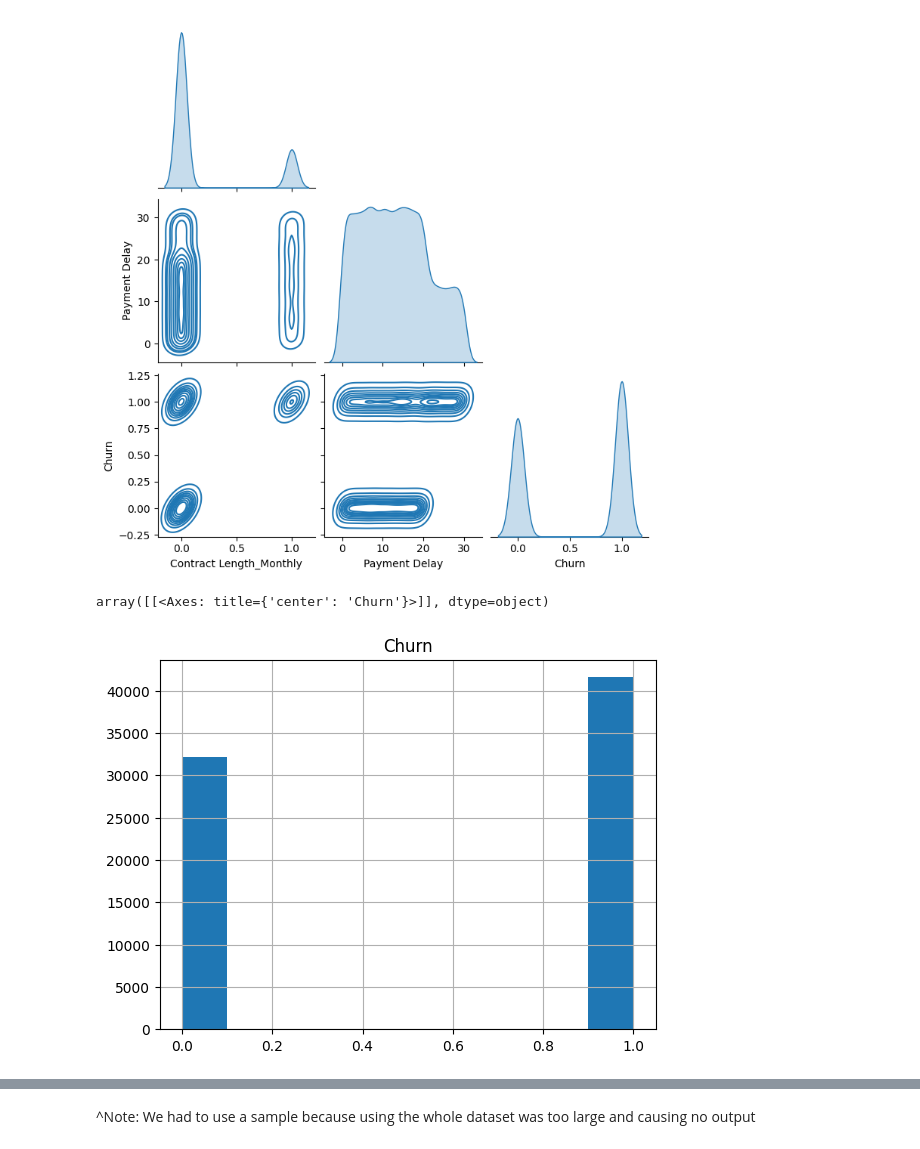
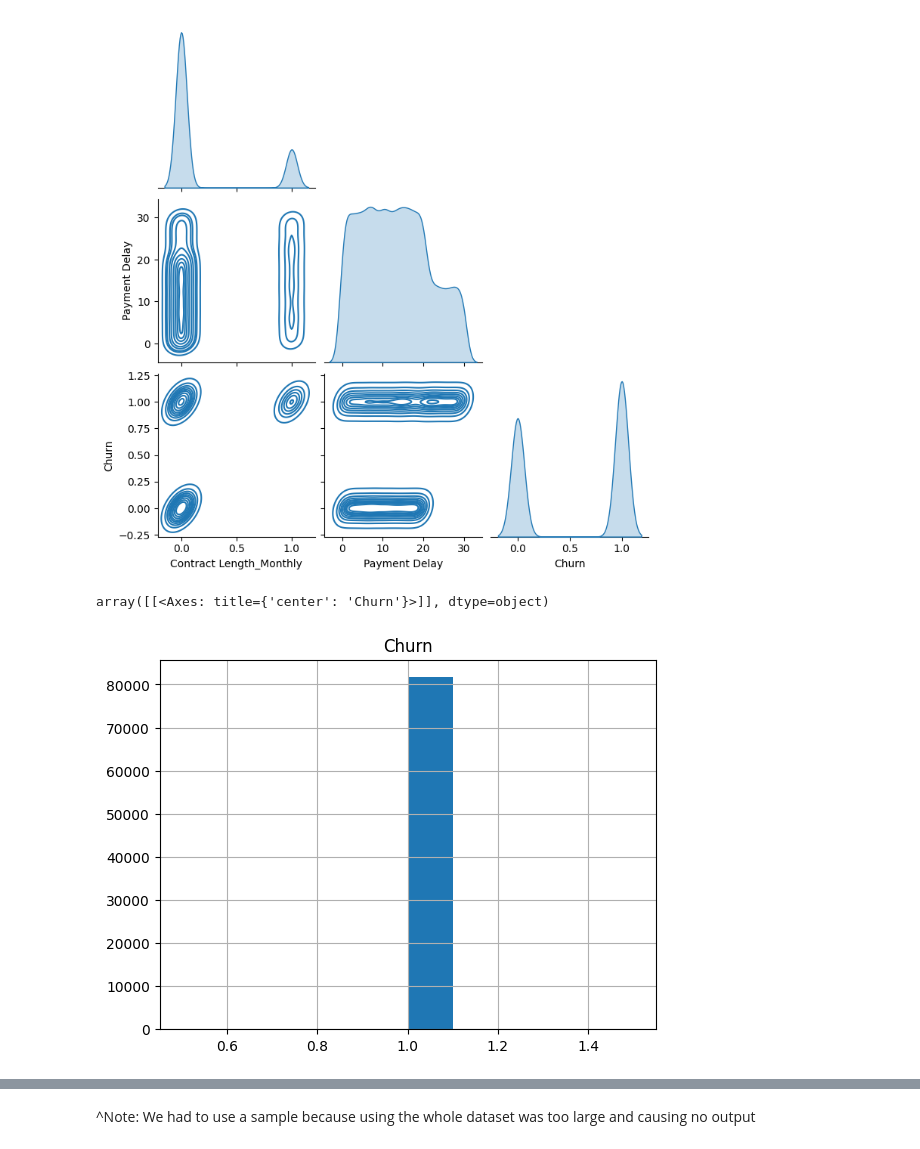
Before and after one commit to jkyc38/teammastercard, a Jupyter notebook: MasterCard_CustomerChurnPrediction.ipynb, the cells around one changed output, grey strips where cells are left out. Cells and saved outputs as stored; diff of their text form; code cells hidden in the pictures.

Commit message:
line plots

```diff
--- a/MasterCard_CustomerChurnPrediction.ipynb
+++ b/MasterCard_CustomerChurnPrediction.ipynb
@@ -291,10 +291,10 @@ sns.pairplot(data=df_corrs_sample, kind='kde', corner=True)
 <seaborn.axisgrid.PairGrid at 0x...>
 [figure]
 # %%
-filter_df = df[df['Age']<=25]
+filter_df = df[df['Age']>50]
 
 filter_df
 filter_df.hist(column='Churn')
 # %% [output]
 array([[<Axes: title={'center': 'Churn'}>]], dtype=object)
-[figure, old version]
+[figure, new version]
```
Also changed, not shown: parts of 1 cell of this notebook, 1 other file.
